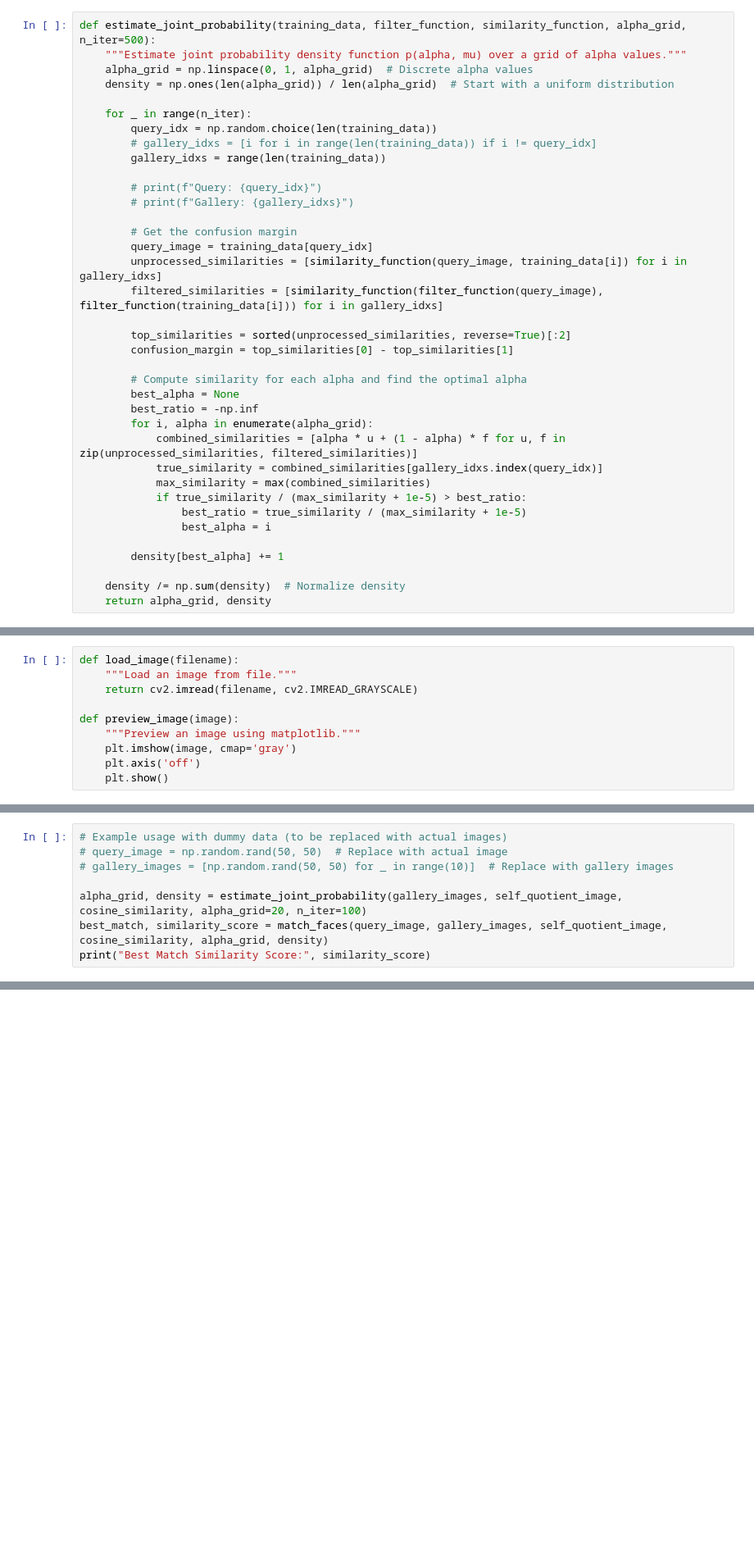
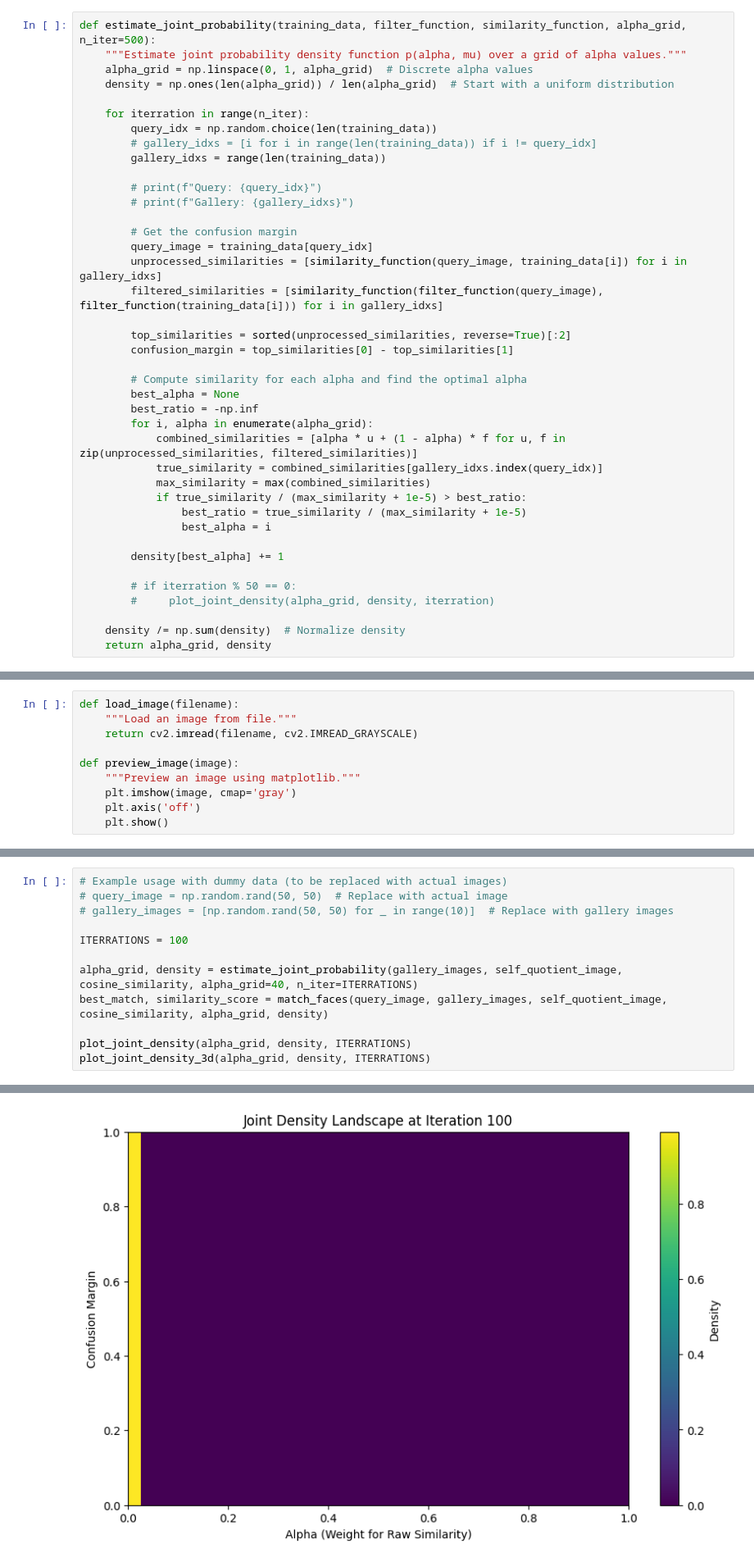
Before and after one commit to divyanash911/Illumination-invariance-face-recognition, a Jupyter notebook: implementation.ipynb, the cells around one changed output, grey strips where cells are left out. Shown at 82% size. Cells and saved outputs as stored; diff of their text form; blank space fills up the shorter version.

Commit message:
3D plot
Signed-off-by: Prakhar Singhal <singhalprakhar479@gmail.com>

```diff
--- a/implementation.ipynb
+++ b/implementation.ipynb
@@ -63,7 +148,7 @@ def estimate_joint_probability(training_data, filter_function, similarity_functi
     alpha_grid = np.linspace(0, 1, alpha_grid)  # Discrete alpha values
     density = np.ones(len(alpha_grid)) / len(alpha_grid)  # Start with a uniform distribution
 
-    for _ in range(n_iter):
+    for iterration in range(n_iter):
         query_idx = np.random.choice(len(training_data))
         # gallery_idxs = [i for i in range(len(training_data)) if i != query_idx]
         gallery_idxs = range(len(training_data))
@@ -92,6 +177,9 @@ def estimate_joint_probability(training_data, filter_function, similarity_functi
 
         density[best_alpha] += 1
 
+        # if iterration % 50 == 0:
+        #     plot_joint_density(alpha_grid, density, iterration)
+
     density /= np.sum(density)  # Normalize density
     return alpha_grid, density
 # %%
@@ -157,7 +245,11 @@ Gallery images:
 # query_image = np.random.rand(50, 50)  # Replace with actual image
 # gallery_images = [np.random.rand(50, 50) for _ in range(10)]  # Replace with gallery images
 
-alpha_grid, density = estimate_joint_probability(gallery_images, self_quotient_image, cosine_similarity, alpha_grid=20, n_iter=100)
+ITERRATIONS = 100
+
+alpha_grid, density = estimate_joint_probability(gallery_images, self_quotient_image, cosine_similarity, alpha_grid=40, n_iter=ITERRATIONS)
 best_match, similarity_score = match_faces(query_image, gallery_images, self_quotient_image, cosine_similarity, alpha_grid, density)
-print("Best Match Similarity Score:", similarity_score)
+
+plot_joint_density(alpha_grid, density, ITERRATIONS)
+plot_joint_density_3d(alpha_grid, density, ITERRATIONS)
 # %% [output]
@@ -165,3 +256,4 @@ Best Match Similarity Score: 0.8454113953820569
+[figure, added]
 # %%
 print('Query image:')
 preview_image(query_image)
```
Also changed, not shown: parts of 4 cells of this notebook, 1 other file.
